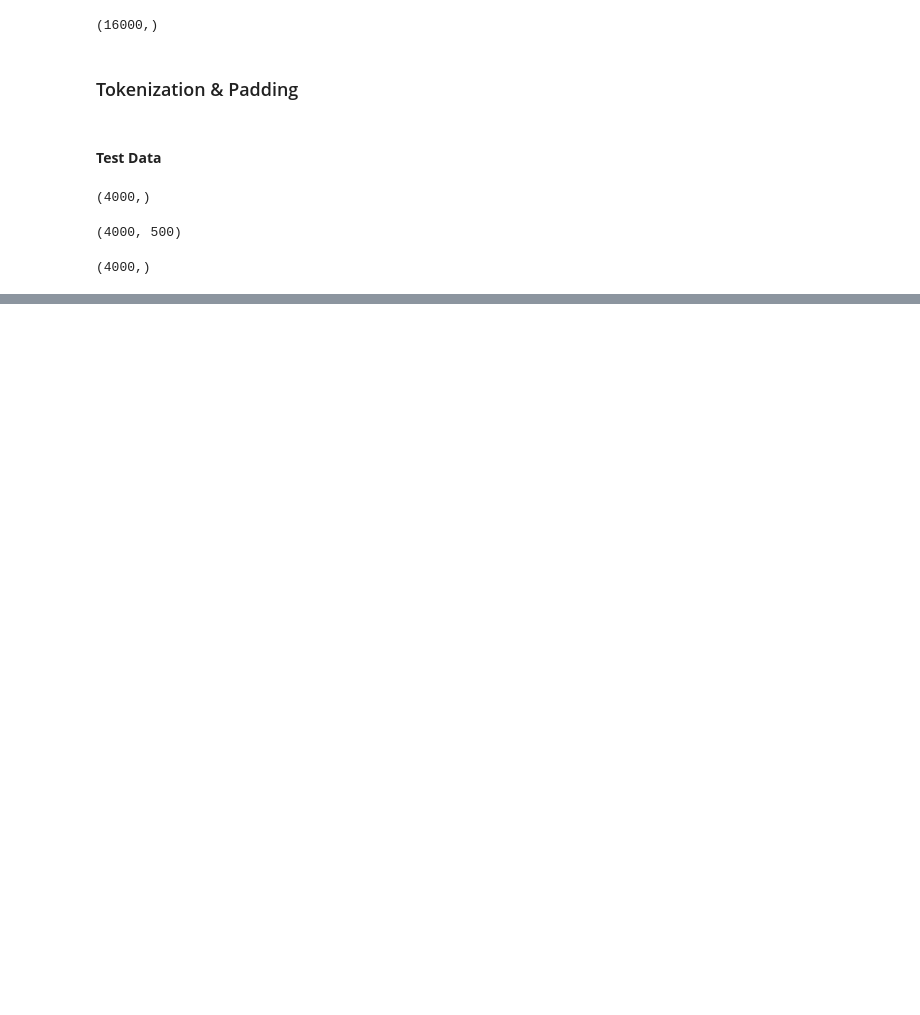
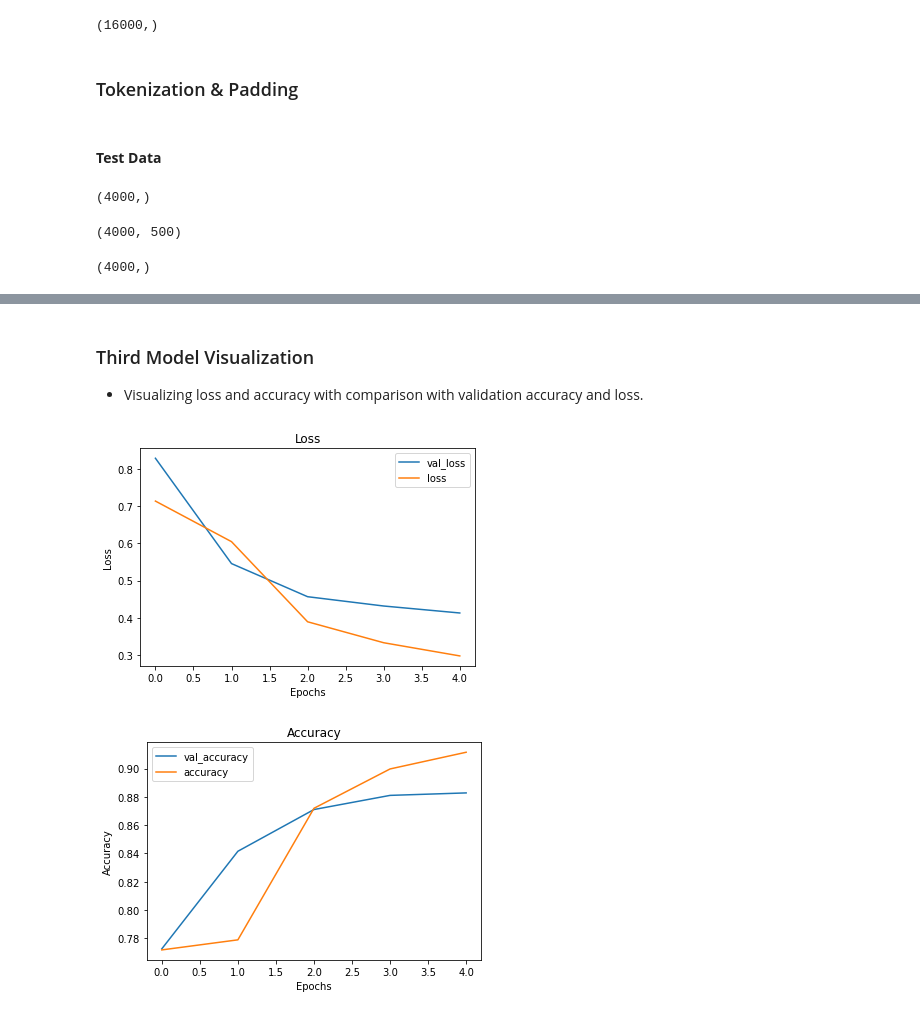
Before and after one commit to akeyo03/capstone_project_phase5, a Jupyter notebook: Cyberbullying Detection System.ipynb, the cells around one changed output, grey strips where cells are left out. Cells and saved outputs as stored; diff of their text form; code cells hidden in the pictures; blank space fills up the shorter version.

```diff
--- a/Cyberbullying Detection System.ipynb
+++ b/Cyberbullying Detection System.ipynb
@@ -1067,0 +1293,24 @@ y_test.shape
+# %%
+# Create the model
+third_model = Sequential()
+# Embedding layer to learn word embeddings
+third_model.add(Embedding(input_dim=5001, output_dim=128, input_length=max_len))
+
+# 1D convolutional layer
+third_model.add(Conv1D(filters=128, kernel_size=3, activation='relu'))
+third_model.add(Dropout(0.5))  # Dropout layer to prevent overfitting
+
+# Bidirectional LSTM for capturing sequence context
+third_model.add(Bidirectional(LSTM(64, return_sequences=True)))
+third_model.add(Dropout(0.5))
+
+# GlobalMaxPooling to reduce dimensionality
+third_model.add(GlobalMaxPooling1D())
+
+# Fully connected layers
+third_model.add(Dense(64, activation='relu'))
+third_model.add(Dropout(0.5))  # Dropout for further regularization
+third_model.add(Dense(3, activation='softmax'))  # Output layer for multi-class classification
+
+# Compile the model with sparse categorical crossentropy
+third_model.compile(loss='sparse_categorical_crossentropy', optimizer=Adam(learning_rate=0.0001), metrics=['accuracy'])
@@ -1067,0 +1337,2 @@ y_test.shape
+# %%
+third_history = third_model.fit(X_train, y_train, epochs=5, batch_size=64, validation_data=(X_test, y_test))
@@ -1067,0 +1355,9 @@ y_test.shape
+# %% [markdown]
+### Third Model Visualization
+- Visualizing loss and accuracy with comparison with validation accuracy and loss.
+# %%
+# plot the cnn third model Loss and Accuracy with comparison with validation loss and validation accuracy
+visualize_training_results(third_history)
+# %% [output]
+[figure, added]
+[figure, added]
```
Also changed, not shown: parts of 45 cells of this notebook.
